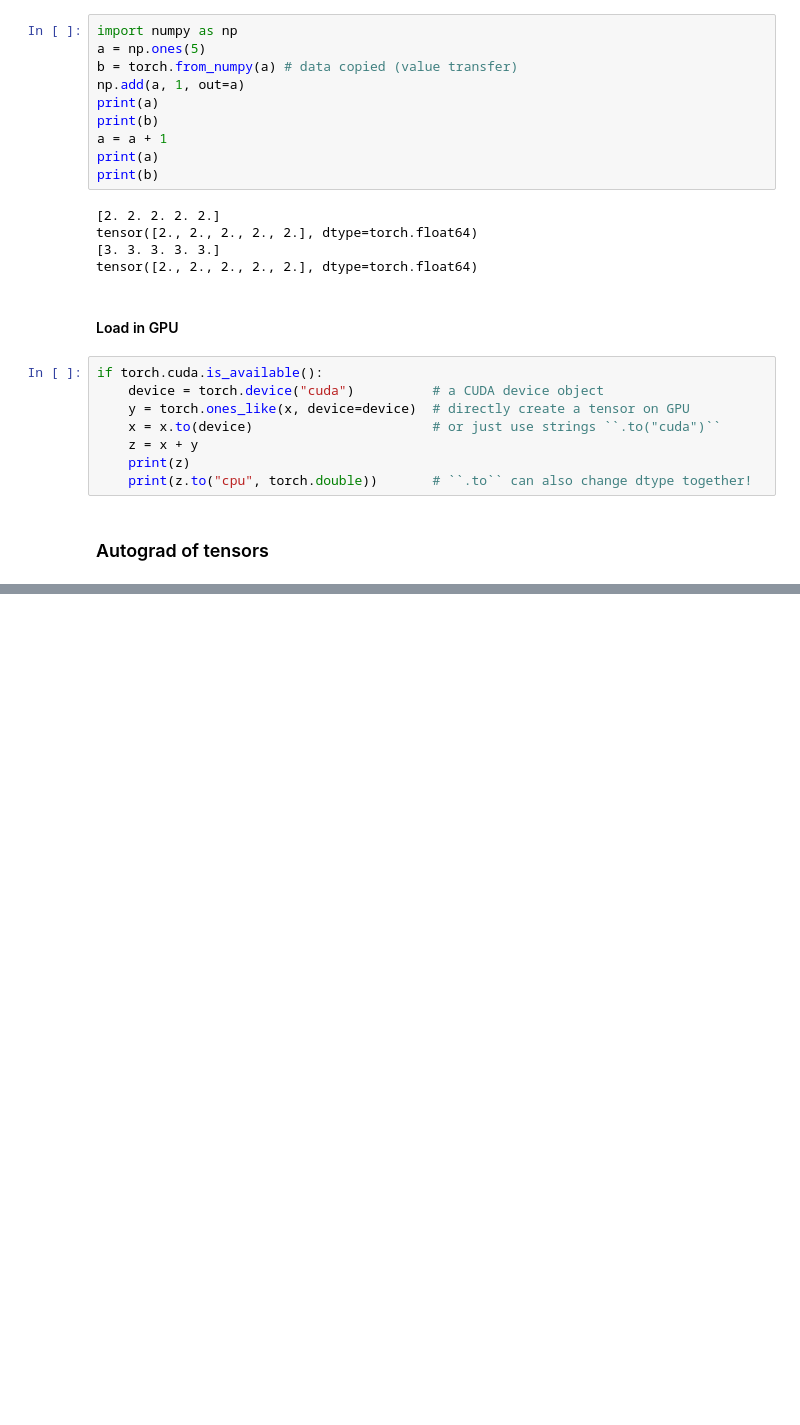
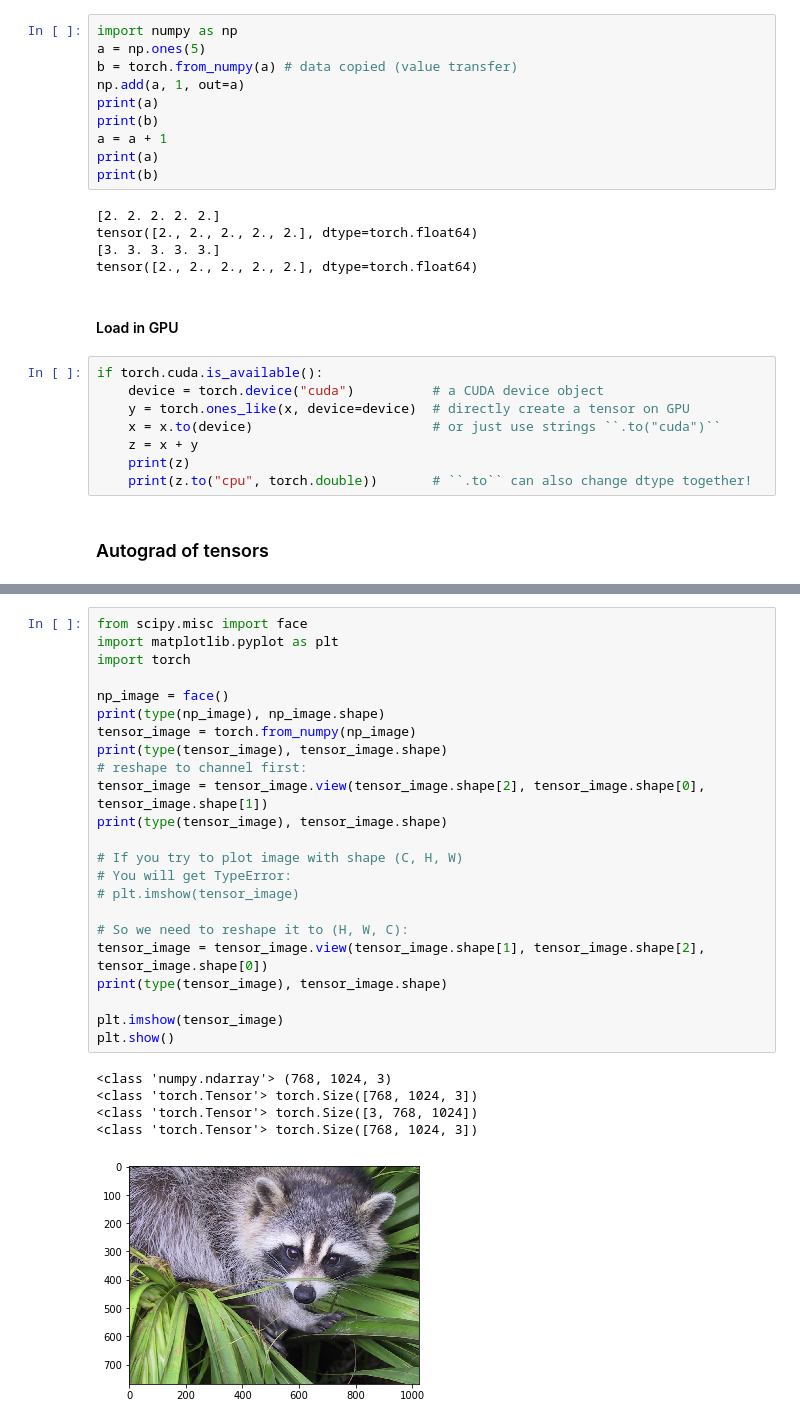
Before and after one commit to ggdupont/mktd-pytorch, a Jupyter notebook: MKTD-Pytorch - 2 -Model definition.ipynb, the cells around one changed output, grey strips where cells are left out. Cells and saved outputs as stored; diff of their text form; blank space fills up the shorter version.

```diff
--- a/MKTD-Pytorch - 2 -Model definition.ipynb
+++ b/MKTD-Pytorch - 2 -Model definition.ipynb
@@ -160,0 +337,29 @@ if torch.cuda.is_available():
+# %%
+from scipy.misc import face
+import matplotlib.pyplot as plt
+import torch
+
+np_image = face()
+print(type(np_image), np_image.shape)
+tensor_image = torch.from_numpy(np_image)
+print(type(tensor_image), tensor_image.shape)
+# reshape to channel first:
+tensor_image = tensor_image.view(tensor_image.shape[2], tensor_image.shape[0], tensor_image.shape[1])
+print(type(tensor_image), tensor_image.shape)
+
+# If you try to plot image with shape (C, H, W)
+# You will get TypeError:
+# plt.imshow(tensor_image)
+
+# So we need to reshape it to (H, W, C):
+tensor_image = tensor_image.view(tensor_image.shape[1], tensor_image.shape[2], tensor_image.shape[0])
+print(type(tensor_image), tensor_image.shape)
+
+plt.imshow(tensor_image)
+plt.show()
+# %% [output]
+<class 'numpy.ndarray'> (768, 1024, 3)
+<class 'torch.Tensor'> torch.Size([768, 1024, 3])
+<class 'torch.Tensor'> torch.Size([3, 768, 1024])
+<class 'torch.Tensor'> torch.Size([768, 1024, 3])
+[figure, added]
```
Also changed, not shown: parts of 18 cells of this notebook, 2 other files.
